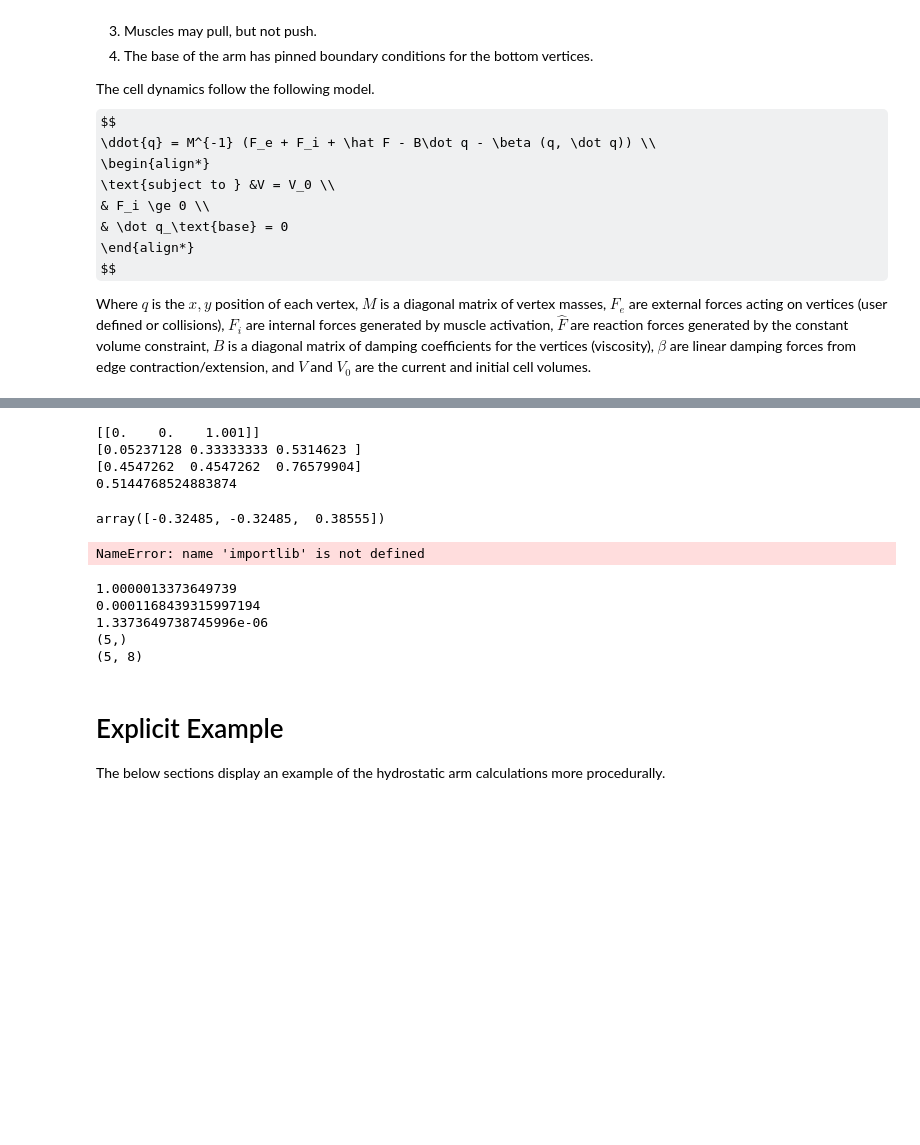
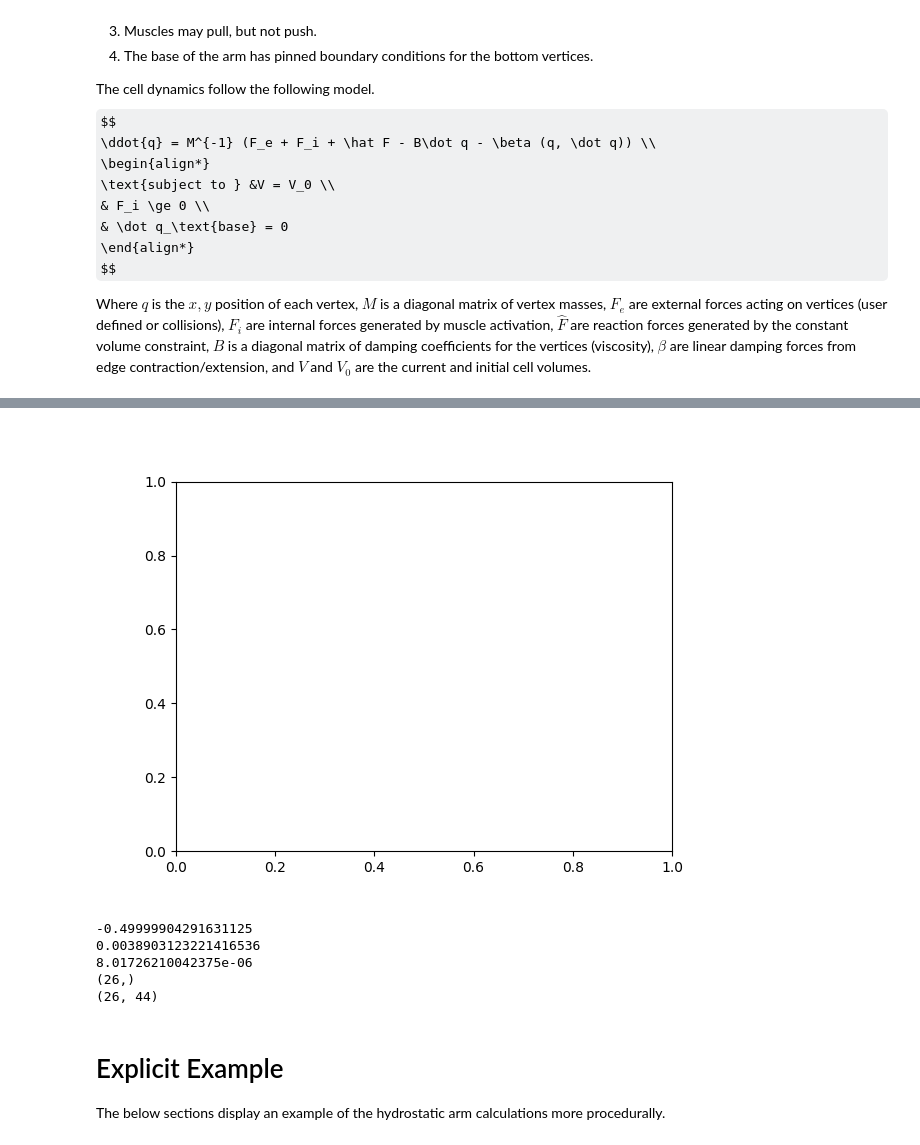
Before and after one commit to aechoi/muscular_hydrostat, a Jupyter notebook: src/isochoric.ipynb, the cells around one changed output, grey strips where cells are left out. Drawn from its saved outputs; the diff is of its cells as text; code cells hidden in the pictures; some formulas as TeX source; blank space fills up the shorter version.

Commit message:
add a bunch of prototype code, plane dynamics almost done but need to add in eigenvalue derivative into double partial deriv of normal

```diff
--- a/src/isochoric.ipynb
+++ b/src/isochoric.ipynb
@@ -92,38 +35,3 @@ print((perrors - errors)*1000)
-# %%
-
-points = np.array([
-    [0, 0, 1.001],
-    [1, 0, 0],
-    [1, 1, 0],
-    [0, 1, 0]
-])
-
-print(points[0].reshape(1,-1))
-
-covar = np.cov(points.T)
-evals, evecs = np.linalg.eig(covar)
-print(evals)
-print(evecs.T[np.argmin(evals)])
-
-min_eval = min(evals)
-min_evec = evecs.T[np.argmin(evals)]
-# old_evec = min_evec.copy()
-derivative = 0
-unit = np.array([[0], [0], [1]])
-for eval, evec in zip(evals, evecs.T):
-    if eval == min_eval: continue
-    dCdx = 1/4 * (unit @ points[0].reshape(1,-1) + points[0].reshape(-1,1)@unit.T)
-    derivative -= evec.reshape(-1,1) @ evec.reshape(1, -1) @ dCdx @ min_evec / (min_eval - eval)
-print(np.linalg.norm(derivative))
-# %% [output]
-[[0.    0.    1.001]]
-[0.05237128 0.33333333 0.5314623 ]
-[0.4547262  0.4547262  0.76579904]
-0.5144768524883874
-# %%
-(np.array([0.45440135, 0.45440135, 0.76618459]) - np.array([0.4547262, 0.4547262, 0.76579904])) / .001
-# %% [output]
-array([-0.32485, -0.32485,  0.38555])
 # %%
 importlib.reload(ha)
 importlib.reload(draw_nodes)
@@ -138,8 +46,8 @@ def straight_arm_maker(height):
     return np.array(vertices), cells
 
 vertices, cells = straight_arm_maker(10)
-# vertices = np.array([[0,0], [1, 0], [1, 1], [0,1]])
-# cells = np.array([[0, 1, 2, 3]])
+vertices = np.array([[0,0], [1, 0], [1, 1]])
+cells = np.array([[0, 1, 2]])
 # dofs = {0: [1, 0], 1: [0, 0], 2:[1, 0]}
 # arm = ha.HydrostatArm(vertices, cells, dofs)
 arm = ha.HydrostatArm(vertices, cells)
@@ -150,35 +58,35 @@ def odor(x, y):
     food_loc = np.array([10, 10])
     covar = np.eye(2)*10
     offset = np.array([[x - food_loc[0], y - food_loc[1]]]).T
     product = (offset.swapaxes(-2, -1) @ np.linalg.inv(covar) @ offset).T
     return np.exp(-0.5 * np.squeeze(product))# / ((2*np.pi)**2 * np.linalg.det(covar))**0.5
 
-arm.odor_func = odor
+# arm.odor_func = odor
 
 obstacle_vertices = np.array([
     [2, 7],
     [2, 0],
     [5, 0],
     [5, 7],
     [3.5, 8]
 ])
 obst = obstacle.ConvexObstacle(obstacle_vertices)
 arm.add_obstacle(obst)
 
 obstacle_vertices = np.array([
     [2, 16],
     [2, 11],
     [3.5, 10],
     [5, 11],
     [5, 16]
 ])
 obst = obstacle.ConvexObstacle(obstacle_vertices)
 arm.add_obstacle(obst)
 
 
 drawer = draw_nodes.NodeDrawer(arm)
 # %% [output]
-NameError: name 'importlib' is not defined
+[figure, added]
 # %%
 print(arm.cell_volume(arm.vertices[arm.cells[-1]]))
 
@@ -187,11 +95,11 @@ print(np.max(arm.errors[-1]))
 print(arm.constraints().shape)
 print(arm.jacobian_derivative().shape)
 # %% [output]
-1.0000013373649739
-0.0001168439315997194
-1.3373649738745996e-06
-(5,)
-(5, 8)
+-0.49999904291631125
+0.0038903123221416536
+8.01726210042375e-06
+(26,)
+(26, 44)
 # %% [markdown]
 # Explicit Example
 
```
Also changed, not shown: parts of 9 cells of this notebook, 1 other file.
